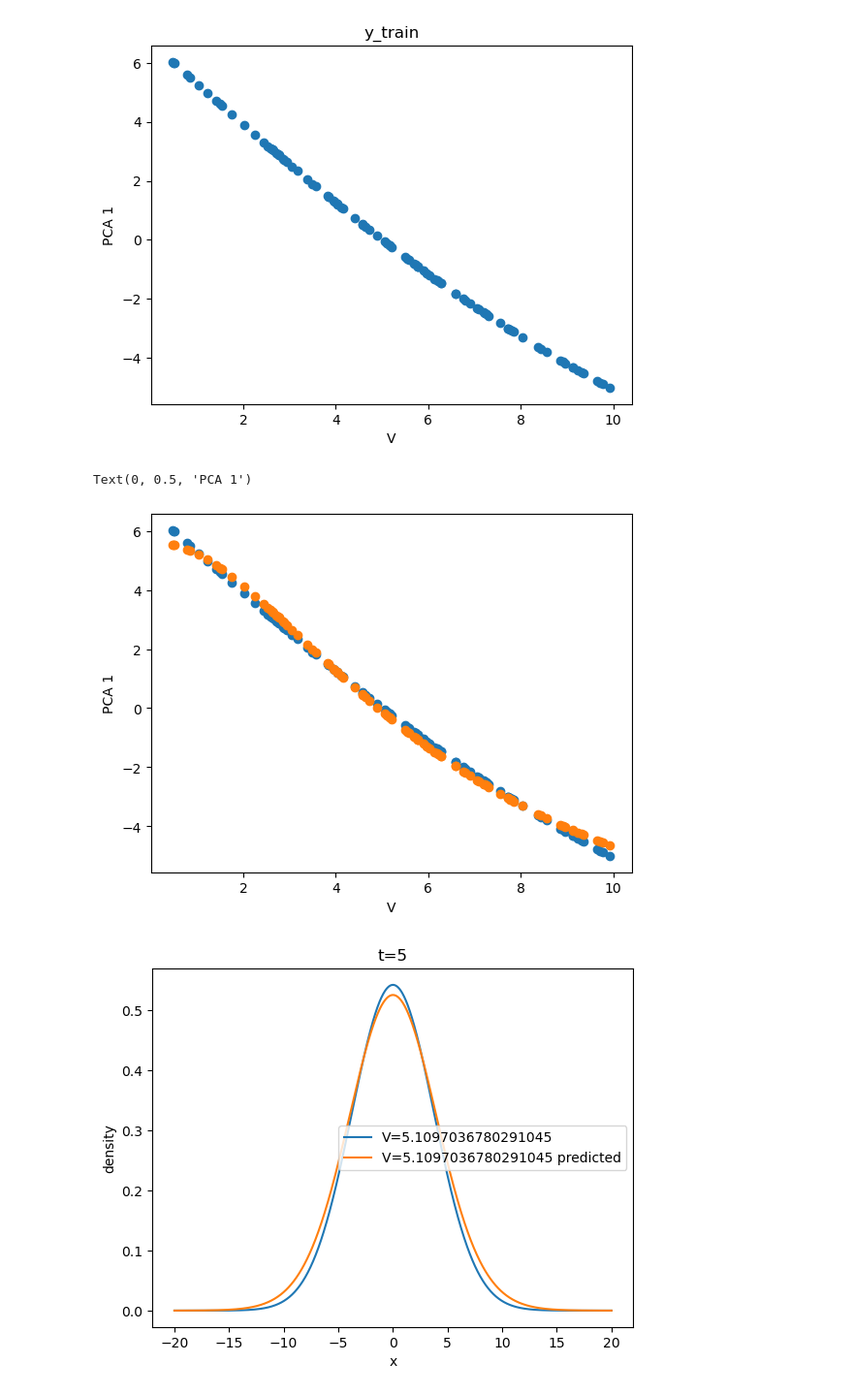
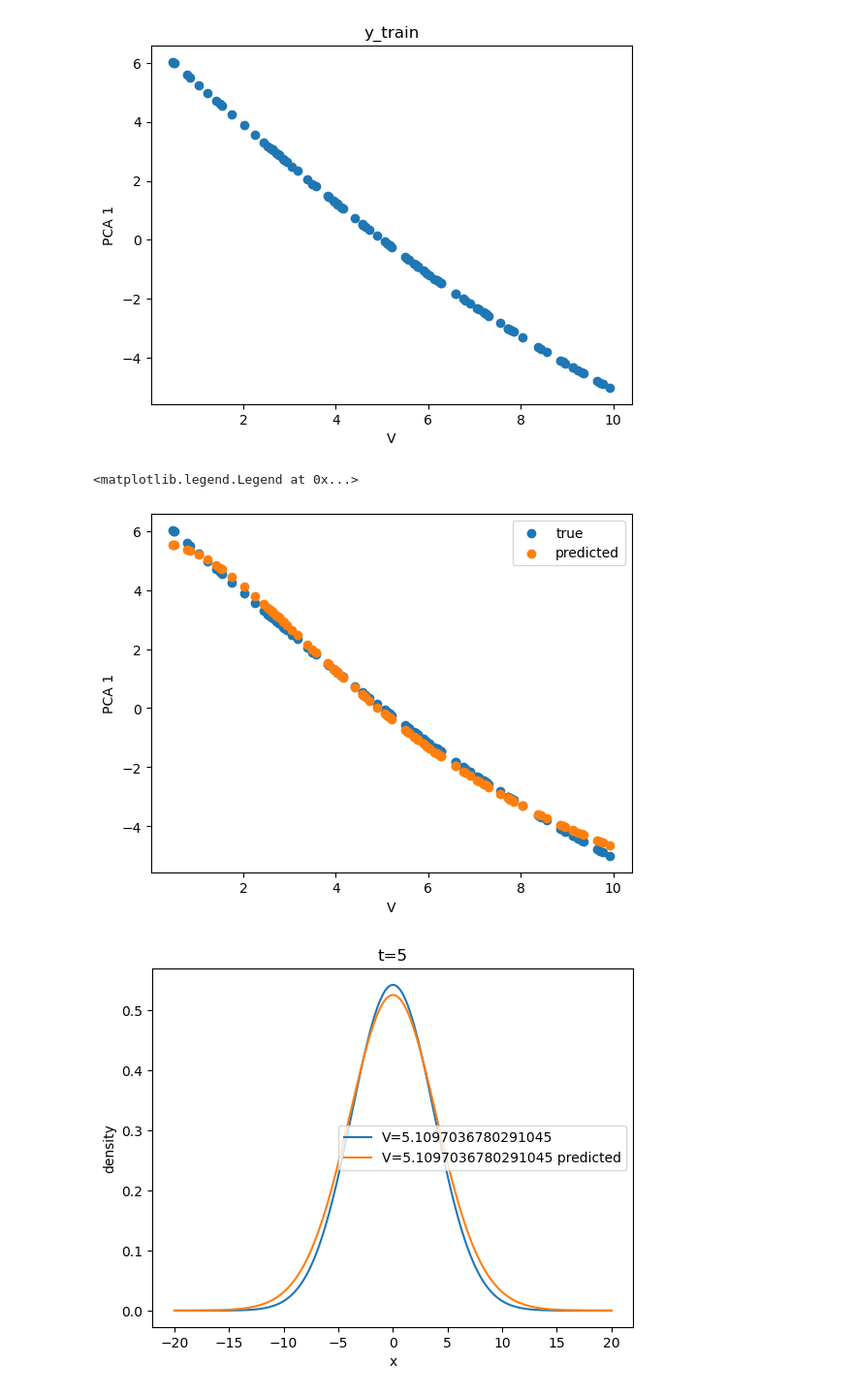
Before and after one commit to tomcjackc/Probabilistic-Operator-Learning-for-Climate-Model-Parameterisation, a Jupyter notebook: notebooks/diffusion.ipynb, the cells around one changed output. Shown at 97% size. Drawn from its saved outputs; the diff is of its cells as text; code cells hidden in the pictures.

```diff
--- a/notebooks/diffusion.ipynb
+++ b/notebooks/diffusion.ipynb
@@ -98,8 +87,8 @@ for i in range(n_samples_test):
 # %%
 from sklearn.decomposition import PCA
 
-PCA_model_x_train = PCA(n_components=2)
-x_train_2d = PCA_model_x_train.fit_transform(x_train)
+PCA_model_x = PCA(n_components=2)
+x_train_2d = PCA_model_x.fit_transform(x_train)
 
 plt.figure()
 plt.scatter(x_train_2d[:, 0], x_train_2d[:, 1])
@@ -107,11 +96,11 @@ plt.xlabel('PCA 1')
 plt.ylabel('PCA 2')
 plt.title('x_train')
 
-PCA_model_y_train = PCA(n_components=1)
-y_train_1d = PCA_model_y_train.fit_transform(y_train)
+PCA_model_y = PCA(n_components=1)
+y_train_1d = PCA_model_y.fit_transform(y_train)
 
 plt.figure()
-plt.scatter(V_arr, y_train_1d[:, 0])
+plt.scatter(V_arr_train, y_train_1d[:, 0])
 plt.xlabel('V')
 plt.ylabel('PCA 1')
 plt.title('y_train')
@@ -124,15 +113,16 @@ Text(0.5, 1.0, 'y_train')
 # %%
 from sklearn.linear_model import LinearRegression
 
 reg = LinearRegression().fit(x_train_2d, y_train_1d)
 y_train_1d_pred = reg.predict(x_train_2d)
 
 plt.figure()
-plt.scatter(V_arr, y_train_1d[:, 0], label='true')
-plt.scatter(V_arr, y_train_1d_pred[:, 0], label='predicted')
+plt.scatter(V_arr_train, y_train_1d[:, 0], label='true')
+plt.scatter(V_arr_train, y_train_1d_pred[:, 0], label='predicted')
 plt.xlabel('V')
 plt.ylabel('PCA 1')
+plt.legend()
 # %% [output]
-Text(0, 0.5, 'PCA 1')
+<matplotlib.legend.Legend at 0x...>
-[figure, old version]
+[figure, new version]
 # %%
```
Also changed, not shown: parts of 4 cells of this notebook.
